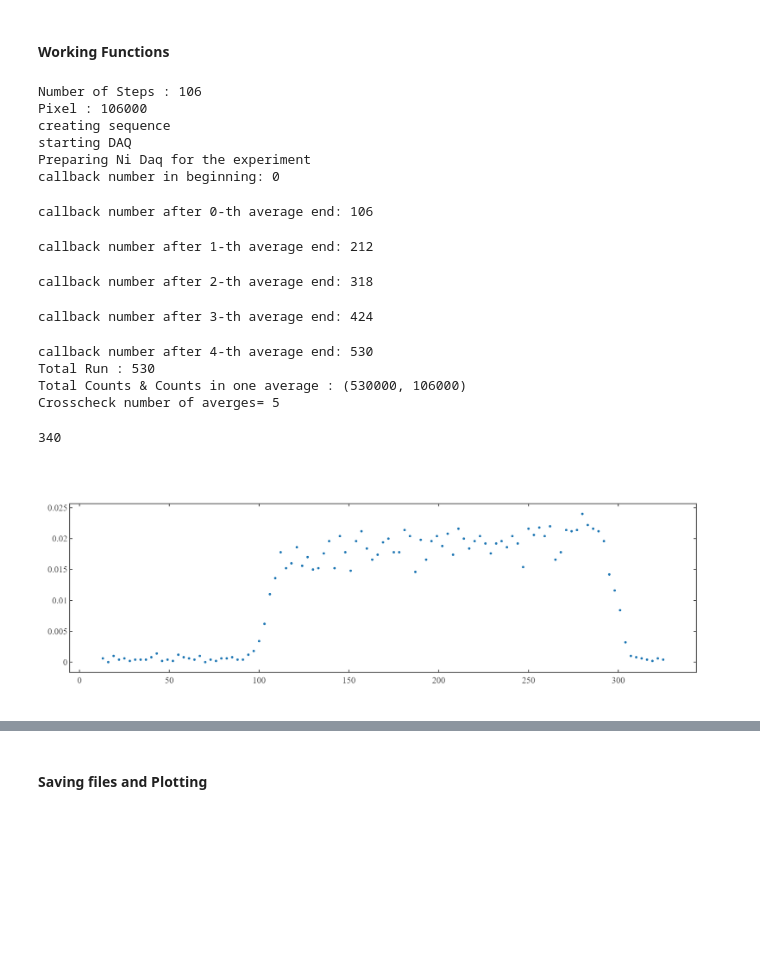
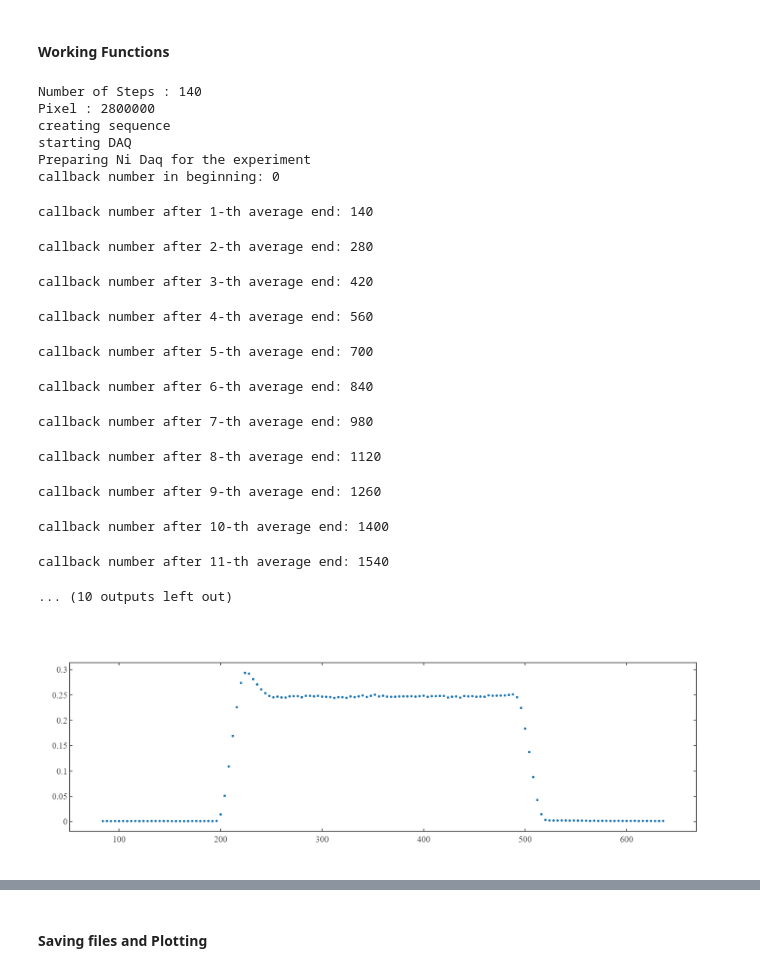
Before and after one commit to ghoshatanu857/Instrument_Automation, a Jupyter notebook: Experimental_Applications/T1_measurements.ipynb, the cells around one changed output, grey strips where cells are left out. Cells and saved outputs as stored; diff of their text form; code cells hidden in the pictures; blank space fills up the shorter version.

```diff
--- a/Experimental_Applications/T1_measurements.ipynb
+++ b/Experimental_Applications/T1_measurements.ipynb
@@ -791,4 +792,14 @@ def delaytest_sequence2(rising_delay=2,gatelen = 6, laserontime = 31,delay_pad =
 # for seq in sequence:
 #     print(f'Seq. No. : {seq_number}'); seq_number+=1
 #     seq[0].plot()
+# %%
+def get_time(gatelen, rising_delay, laserontime, delay_pad, delay_shift, gatesourcedelay):
+    delay_time = []
+    sequence_time = delaytest_sequence2(gatelen = gatelen, rising_delay=rising_delay,
+                                       laserontime = laserontime,delay_pad = delay_pad,delay_shift = delay_shift,gatesourcedelay=gatesourcedelay)
+    for t in sequence_time:
+        delay_time.append(t[1])
+
+    delay_time = np.array(delay_time)
+    return delay_time
 # %%
@@ -925,18 +951,23 @@ def signal_counts(all_counts,counts_in_one_average,numberofpoints,steps,*args):
 # %%
-data=delay_test(samples=1000,averages=5,xMin=1.629,yMin=0.458,
-                comment='',rising_delay=10,gatelen = 10, laserontime = 200,delay_pad = 60,delay_shift = 3,gatesourcedelay=4,filenumber=1)
+path = os.getcwd()
+data,time_array=delay_test(path,samples=10000,averages=20,xMin=1.629,yMin=0.458,
+                comment='',rising_delay=30,gatelen = 20, laserontime = 300,delay_pad = 150,delay_shift = 4,gatesourcedelay=4,filenumber=1,filename='withReference')
 # %% [output]
-Number of Steps : 106
-Pixel : 106000
+Number of Steps : 140
+Pixel : 2800000
 creating sequence
 starting DAQ
 Preparing Ni Daq for the experiment
 callback number in beginning: 0
-callback number after 0-th average end: 106
+callback number after 1-th average end: 140
-callback number after 1-th average end: 212
+callback number after 2-th average end: 280
-callback number after 2-th average end: 318
+callback number after 3-th average end: 420
-callback number after 3-th average end: 424
+callback number after 4-th average end: 560
-callback number after 4-th average end: 530
-Total Run : 530
-Total Counts & Counts in one average : (530000, 106000)
-Crosscheck number of averges= 5
+callback number after 5-th average end: 700
+callback number after 6-th average end: 840
+callback number after 7-th average end: 980
+callback number after 8-th average end: 1120
+callback number after 9-th average end: 1260
+callback number after 10-th average end: 1400
+callback number after 11-th average end: 1540
+... (10 outputs left out)
@@ -952,15 +974,11 @@ delay_time = np.array(delay_time)
-# %%
-200+120+20
-# %% [output]
-340
 # %%
 # For Delay Measurement
 
-x_old=delay_time
+x_old=time_array
 y_old=data
 fig = go.Figure()
 fig.add_scatter(x=x_old[1:],y=y_old[1:],mode='markers')
 fig.update_layout(template = fig_template,width=800,height=600)
 fig.show()
 # %% [output]
-[figure, old version]
+[figure, new version]
```
Also changed, not shown: parts of 8 cells of this notebook, 9 other files.
